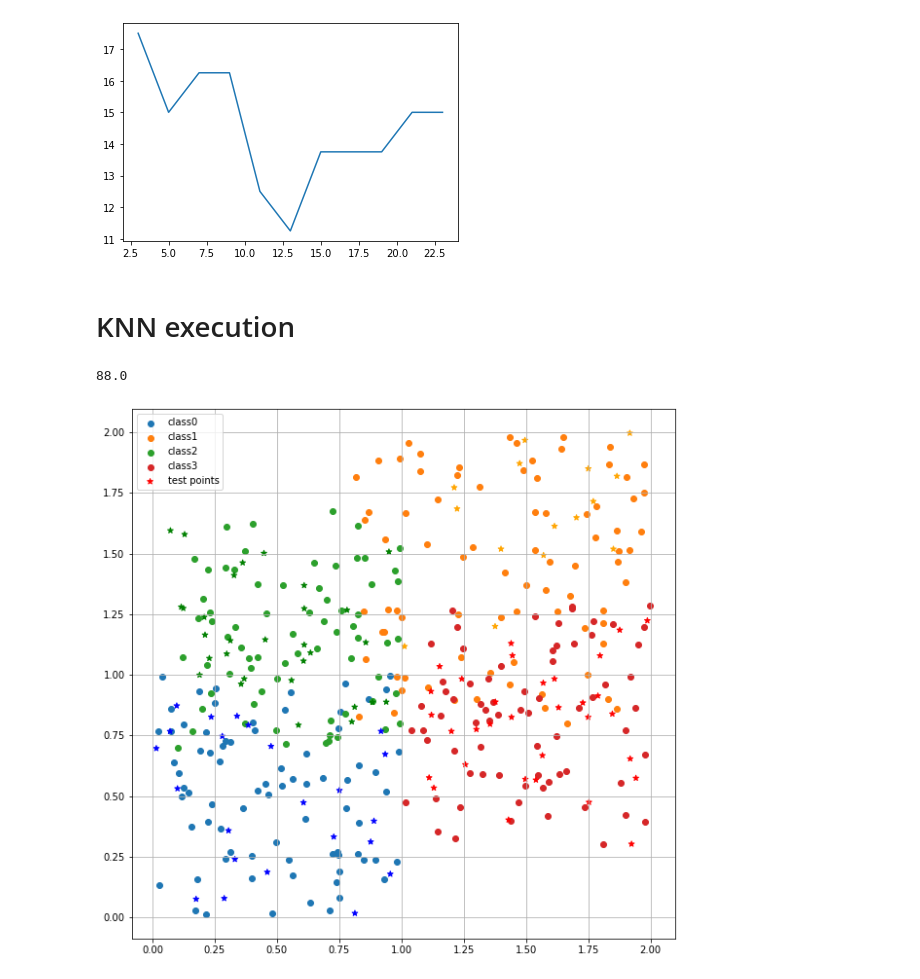
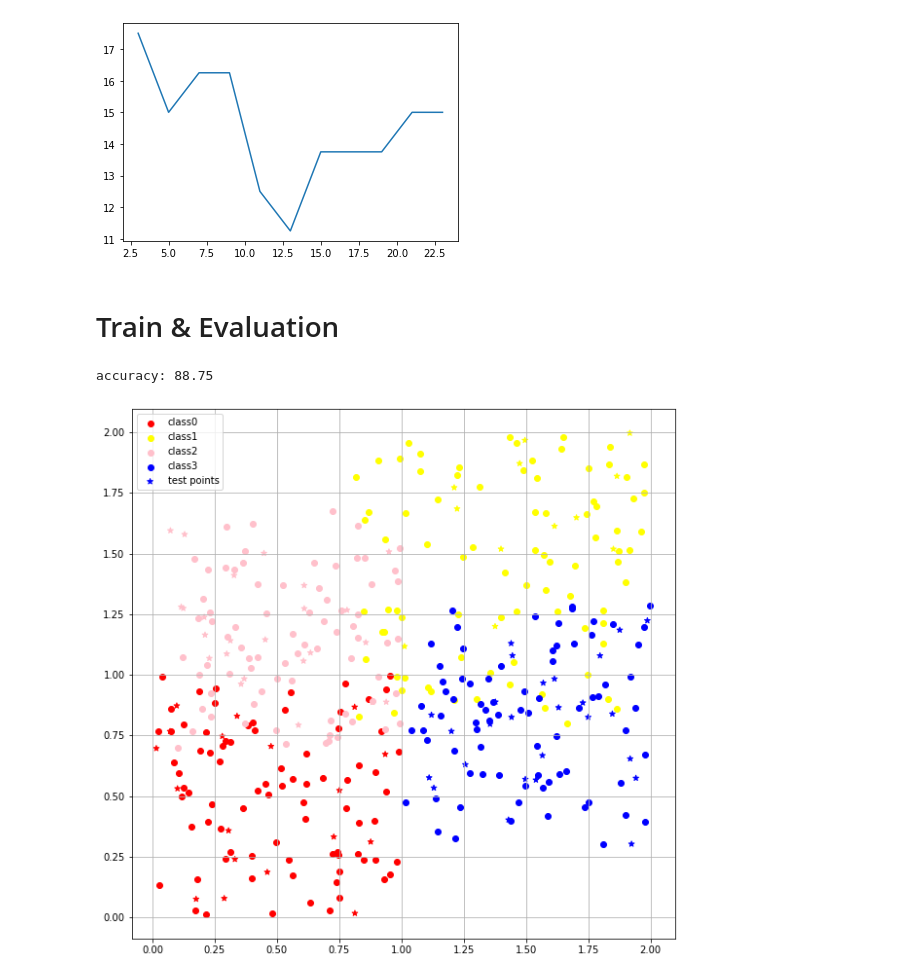
Before and after one commit to KimiyaVahidMotlagh/KNN_Classifier, a Jupyter notebook: KNN.ipynb, the cells around one changed output. Saved outputs shown, nothing was run; the diff lists cells and outputs as text; code cells hidden in the pictures.

```diff
--- a/KNN.ipynb
+++ b/KNN.ipynb
@@ -84 +60,33 @@ def train_dataframe_split(dataframe, testsize):
+# %%
+#Calculate KNN accuracy based on supervised points' labels
+
+def accuracy_calculator(X_test, label_list, Y_test):
+    # X_test['label'] = label_list
+    true_count = 0
+    checked_dataframe = (label_list == Y_test)
+    true_count = checked_dataframe.sum()/ len(checked_dataframe)
+    return true_count*100
+# %%
+#plot function with the class separated colors
+
+def data_plot(dataframe, test_dataframe, label_list):
+    class0_dataframe = dataframe[dataframe['label'] == 0]
+    class1_dataframe = dataframe[dataframe['label'] == 1]
+    class2_dataframe = dataframe[dataframe['label'] == 2]
+    class3_dataframe = dataframe[dataframe['label'] == 3]
+    plt.figure(figsize=(10,10))
+
+    mlist = []
+    color_map = {0:"red", 1:"yellow", 2:"pink", 3:"blue"}
+    for item in label_list:
+        mlist.append(color_map[item])
+
+    plt.scatter(class0_dataframe['X'], class0_dataframe['Y'], label = 'class0', color = 'red')
+    plt.scatter(class1_dataframe['X'], class1_dataframe['Y'], label = 'class1', color = 'yellow')
+    plt.scatter(class2_dataframe['X'], class2_dataframe['Y'], label = 'class2', color = 'pink')
+    plt.scatter(class3_dataframe['X'], class3_dataframe['Y'], label = 'class3', color = 'blue')
+    plt.scatter(test_dataframe['X'], test_dataframe['Y'], label = 'test points', marker= '*', color = mlist)
+    plt.legend()
+    plt.grid()
+    plt.savefig('Scatter.jpg')
 # %% [markdown]
@@ -97,14 +105,14 @@ plt.plot(range_list, mylist)
 # %% [output]
 [<matplotlib.lines.Line2D at 0x...>]
 [figure]
-# %% [markdown]
-# KNN execution
+# %% [markdown]
+# Train & Evaluation
 # %%
 dataframe = load_dataframe()
 X_train, X_test, Y_train, Y_test = train_test_split(dataframe[["X", "Y"]], dataframe["label"], test_size= 0.2, random_state= 1)
-label_list = KNN(X_test, 13, X_train, Y_train)
+label_list = K_nearest_neigbours_classifier(X_test, 13, X_train, Y_train)
 data_plot(train_dataframe_split(dataframe, 0.2), X_test, label_list)
-print("accuracy: " + accuracy_cal(X_test, label_list, Y_test)
+print("accuracy: " + str(accuracy_calculator(X_test, label_list, Y_test)))
 # %% [output]
-88.0
+accuracy: 88.75
-[figure, old version]
+[figure, new version]
```
Also changed, not shown: parts of 15 cells of this notebook.
